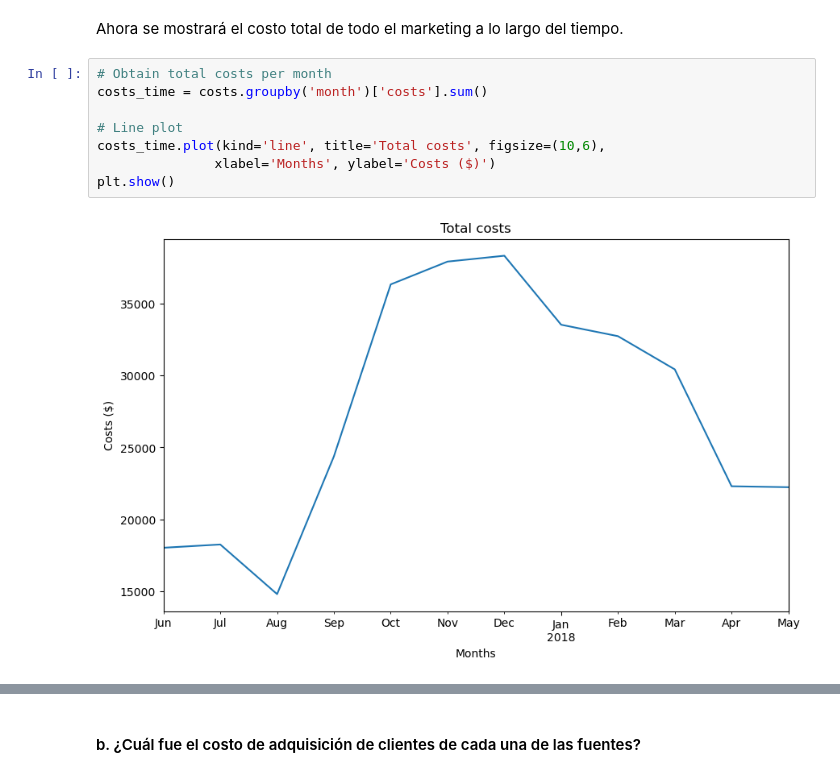
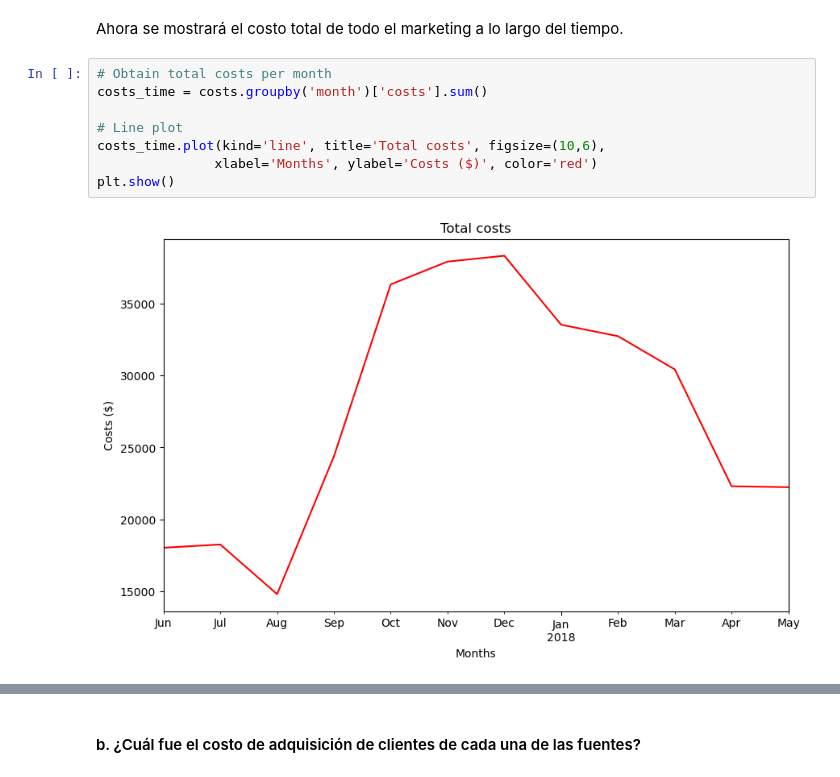
Before and after one commit to arteaga7/Project9, a Jupyter notebook: project9.ipynb, the cells around one changed output, grey strips where cells are left out. Cells and saved outputs as stored; diff of their text form.

```diff
--- a/project9.ipynb
+++ b/project9.ipynb
@@ -638,10 +638,10 @@ Ahora se mostrará el costo total de todo el marketing a lo largo del tiempo.
 # %%
 # Obtain total costs per month
 costs_time = costs.groupby('month')['costs'].sum()
 
 # Line plot
 costs_time.plot(kind='line', title='Total costs', figsize=(10,6),
-               xlabel='Months', ylabel='Costs ($)')
+               xlabel='Months', ylabel='Costs ($)', color='red')
 plt.show()
 # %% [output]
-[figure, old version]
+[figure, new version]
```
Also changed, not shown: parts of 18 cells of this notebook, 1 other file.
